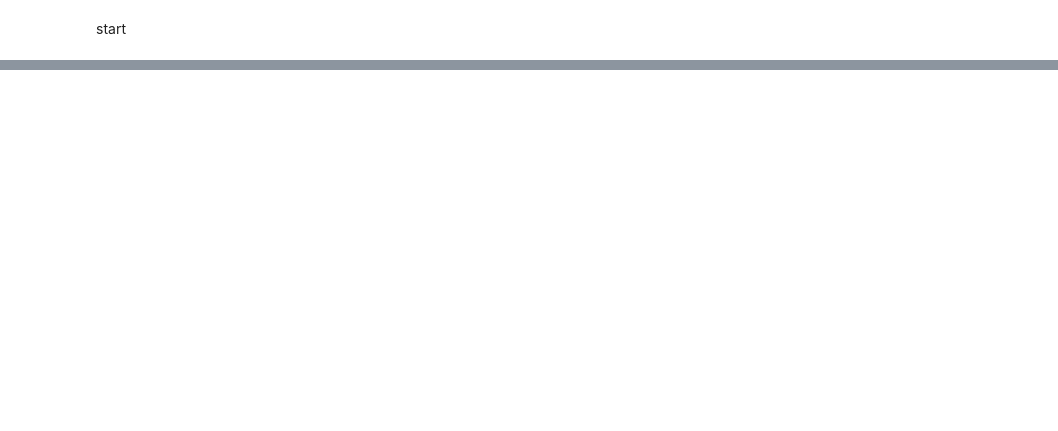
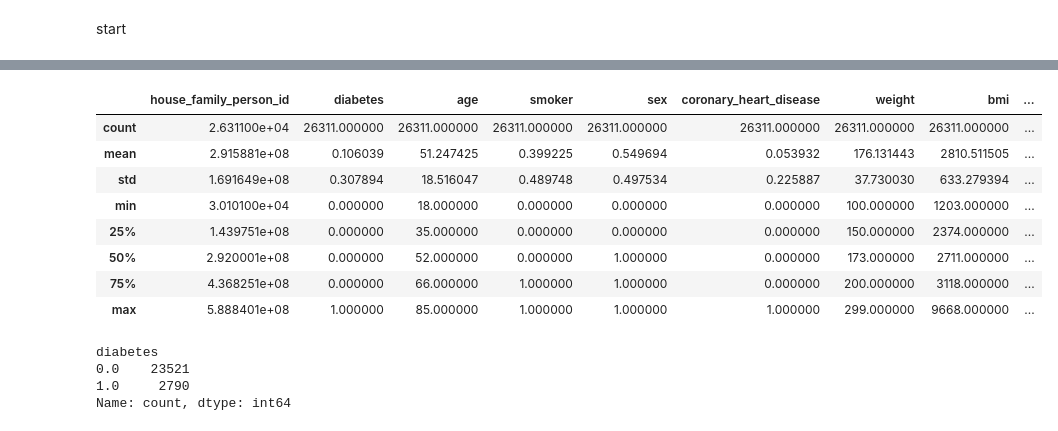
Before and after one commit to mihika-jain/diabetesAnalysis, a Jupyter notebook: dslc_documentation/01_cleaning.ipynb, the cells around one changed output, grey strips where cells are left out. Cells and saved outputs as stored; diff of their text form; code cells hidden in the pictures; blank space fills up the shorter version.

```diff
--- a/dslc_documentation/01_cleaning.ipynb
+++ b/dslc_documentation/01_cleaning.ipynb
@@ -559,0 +636,20 @@ test_data.to_csv('test_data.csv', index=False)
+# %%
+from dslc_documentation.functions import prepare_data
+
+# Reload the module to reflect any updates
+importlib.reload(prepare_data)
+
+diabetes_2017_processed = prepare_data.invalid_to_nan(diabetes_2017_processed,
+    ["alcohol_past_year", "weight"], [996,997,998,999])
+
+diabetes_2017_processed = prepare_data.invalid_to_nan(diabetes_2017_processed,
+    ["height"], [96,97,98,99])
+
+diabetes_2017_processed = prepare_data.invalid_to_nan(diabetes_2017_processed,
+    ["bmi"], [9995, 9999])
+
+diabetes_2017_processed = prepare_data.invalid_to_nan(diabetes_2017_processed,
+    ["moderate_physical_activity", "vigorous_physical_activity"], [97,98,99])
+
+diabetes_2017_processed["moderate_physical_activity"] = diabetes_2017_processed["moderate_physical_activity"].replace({95:0, 96:0})
+diabetes_2017_processed["vigorous_physical_activity"] = diabetes_2017_processed["vigorous_physical_activity"].replace({95:0, 96:0})
@@ -559,0 +762,12 @@ test_data.to_csv('test_data.csv', index=False)
+# %%
+df_imputed.describe()
+# %% [output]
+|  | house_family_person_id | diabetes | age | smoker | sex | coronary_heart_disease | weight | bmi | ... |
+| count | 2.631100e+04 | 26311.000000 | 26311.000000 | 26311.000000 | 26311.000000 | 26311.000000 | 26311.000000 | 26311.000000 | ... |
+| mean | 2.915881e+08 | 0.106039 | 51.247425 | 0.399225 | 0.549694 | 0.053932 | 176.131443 | 2810.511505 | ... |
+| std | 1.691649e+08 | 0.307894 | 18.516047 | 0.489748 | 0.497534 | 0.225887 | 37.730030 | 633.279394 | ... |
+| min | 3.010100e+04 | 0.000000 | 18.000000 | 0.000000 | 0.000000 | 0.000000 | 100.000000 | 1203.000000 | ... |
+| 25% | 1.439751e+08 | 0.000000 | 35.000000 | 0.000000 | 0.000000 | 0.000000 | 150.000000 | 2374.000000 | ... |
+| 50% | 2.920001e+08 | 0.000000 | 52.000000 | 0.000000 | 1.000000 | 0.000000 | 173.000000 | 2711.000000 | ... |
+| 75% | 4.368251e+08 | 0.000000 | 66.000000 | 1.000000 | 1.000000 | 0.000000 | 200.000000 | 3118.000000 | ... |
+| max | 5.888401e+08 | 1.000000 | 85.000000 | 1.000000 | 1.000000 | 1.000000 | 299.000000 | 9668.000000 | ... |
@@ -559,0 +779,8 @@ test_data.to_csv('test_data.csv', index=False)
+# %%
+y_2017.value_counts()
+#X_2017.head()
+# %% [output]
+diabetes
+0.0    23521
+1.0     2790
+Name: count, dtype: int64
```
Also changed, not shown: parts of 25 cells of this notebook, 1 other file.
